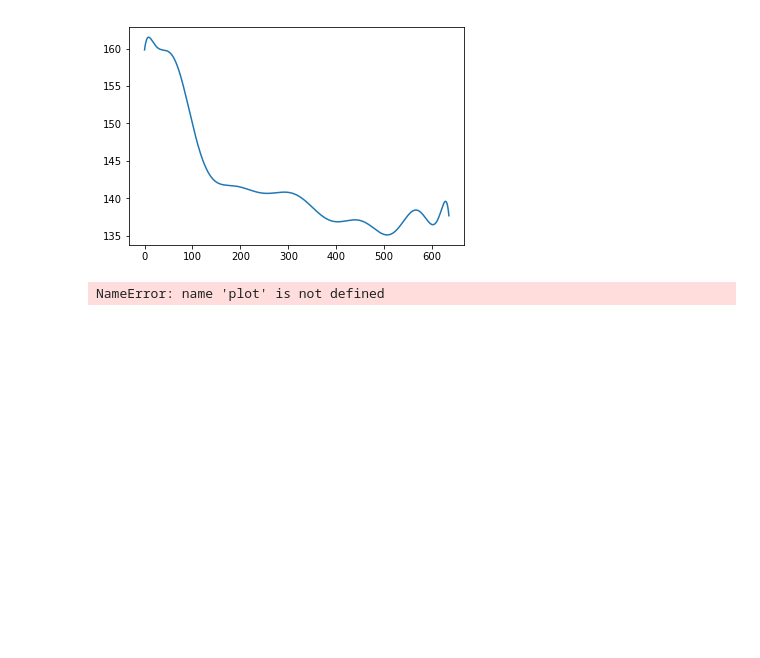
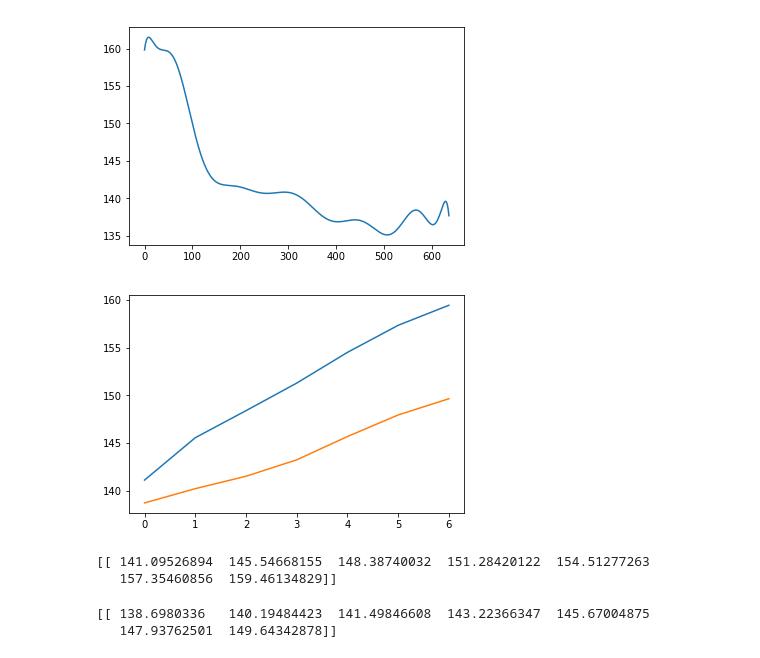
Before and after one commit to efreneau/Machine-Learning-On-Seismic-Streamer-Data, a Jupyter notebook: Calculating Power Levels (2).ipynb, the cells around one changed output. Drawn from its saved outputs; the diff is of its cells as text; code cells hidden in the pictures; blank space fills up the shorter version.

Commit message:
Add files via upload
Created plot of RMS and SEL versus window size

```diff
--- a/Calculating Power Levels (2).ipynb
+++ b/Calculating Power Levels (2).ipynb
@@ -241,47 +241,59 @@ RMS160 = 0.36250000000000004
 # %%
 #Figure 3 replicated
 #Very long computation
-start = time.time()#timing
+'''start = time.time()#timing
 avgSEL=[]
 avgRMS=[]
 for T in range(1,8):#for each window size [1,8]
     winData = []
     peak = []
     for column in fData.T:#Window and square pressure around peaks
         peak1 = np.argmax(column[3000:4500])+3000
         PRE = np.zeros(peak1-T*fs-1)
         DATA = column[peak1-T*fs:peak1+T*fs]
         POST = np.zeros(len(column)-(peak1+T*fs)+1)
         k = np.concatenate((PRE,DATA,POST),axis=0)#creates windowed channel
         winData.append(k)
         peak.append(peak1)
     winData = np.transpose(winData)
     squaredPressure = winData**2
     RMS = []
     T90 = []
     i = 0
     for column in squaredPressure.T:#compute RMS
         T90a=t90(column,peak[i])
         RMS.append(sum(column)/((T90a)*fs))
         i = i+1
         T90.append(T90a)
     RMS = 10*np.log10(RMS)
     SEL=[]
     i = 0
     for column in RMS.T:#compute SEL
         SEL.append(column+10*np.log10(T90[i]))
         i = i+1
     avgSEL.append(np.mean(SEL));
-    avgRMS.append(np.mean(RMS));
-plt.plot(avgSEL)
-plt.plot(avgRMS)
+    avgRMS.append(np.mean(RMS));'''
 
-end = time.time()
+#scipy.io.savemat('Data2.mat', mdict={'avgSEL':avgSEL,'avgRMS':avgRMS})#debug
+rmsel = scipy.io.loadmat('Data2.mat')
+avgSEL=rmsel['avgSEL']
+avgRMS=rmsel['avgRMS']
+plt.plot(avgSEL[0])
+plt.plot(avgRMS[0])
 
-print('Time Elapsed (s)',end - start)
+plt.show()
+#end = time.time()
+
+#print('Time Elapsed (s)',end - start)
 # %% [output]
-NameError: name 'plot' is not defined
+[figure, added]
 # %%
 print(avgSEL)
+# %% [output]
+[[ 141.09526894  145.54668155  148.38740032  151.28420122  154.51277263
+   157.35460856  159.46134829]]
 # %%
 print(avgRMS)
+# %% [output]
+[[ 138.6980336   140.19484423  141.49846608  143.22366347  145.67004875
+   147.93762501  149.64342878]]
```
Also changed, not shown: parts of 1 cell of this notebook.
